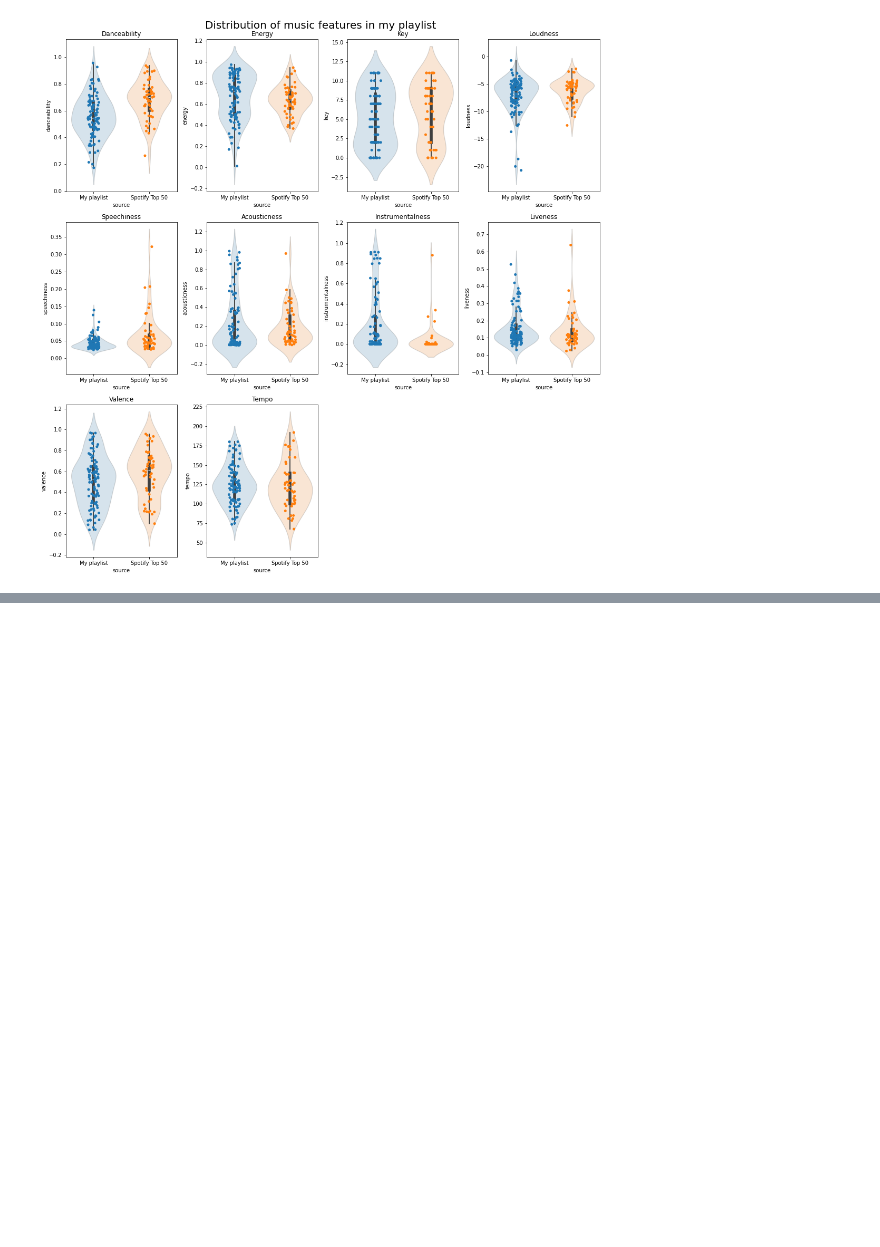
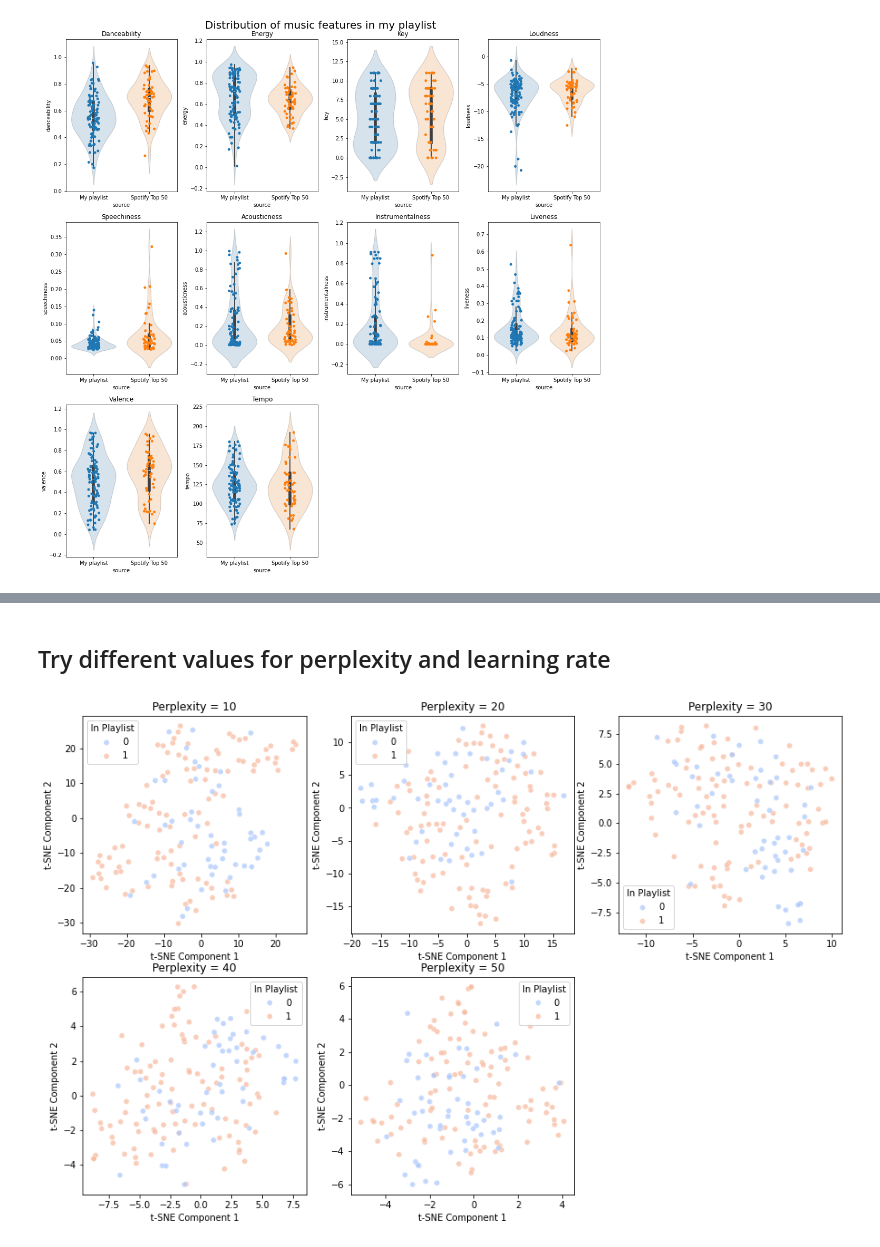
Before and after one commit to ianian-dot/Spotify, a Jupyter notebook: python_spotify.ipynb, the cells around one changed output, grey strips where cells are left out. Saved outputs shown, nothing was run; the diff lists cells and outputs as text; code cells hidden in the pictures; blank space fills up the shorter version.

```diff
--- a/python_spotify.ipynb
+++ b/python_spotify.ipynb
@@ -548,0 +646,21 @@ plt.show()
+# %% [markdown]
+## Try different values for perplexity and learning rate
+# %%
+perplexity_values = [10,20,30,40,50]
+plt.figure(figsize=(15, 15))
+
+for i in range(len(perplexity_values)):
+    ## refit the tsne
+    tsne = TSNE(n_components=2, random_state=42,
+                perplexity=perplexity_values[i],
+                learning_rate='auto') ## for reproducibility, since different inits can result in different results
+    X_tsne = tsne.fit_transform(X_scaled)
+    plt.subplot(3,3,i+1)
+    sns.scatterplot(x=X_tsne[:, 0], y=X_tsne[:, 1], hue=y, palette='coolwarm', alpha=0.7)
+    plt.title(f'Perplexity = {perplexity_values[i]}')
+    plt.xlabel('t-SNE Component 1')
+    plt.ylabel('t-SNE Component 2')
+    plt.legend(title='In Playlist')
+plt.show()
+# %% [output]
+[figure, added]
```
Also changed, not shown: parts of 28 cells of this notebook, 1 other file.
